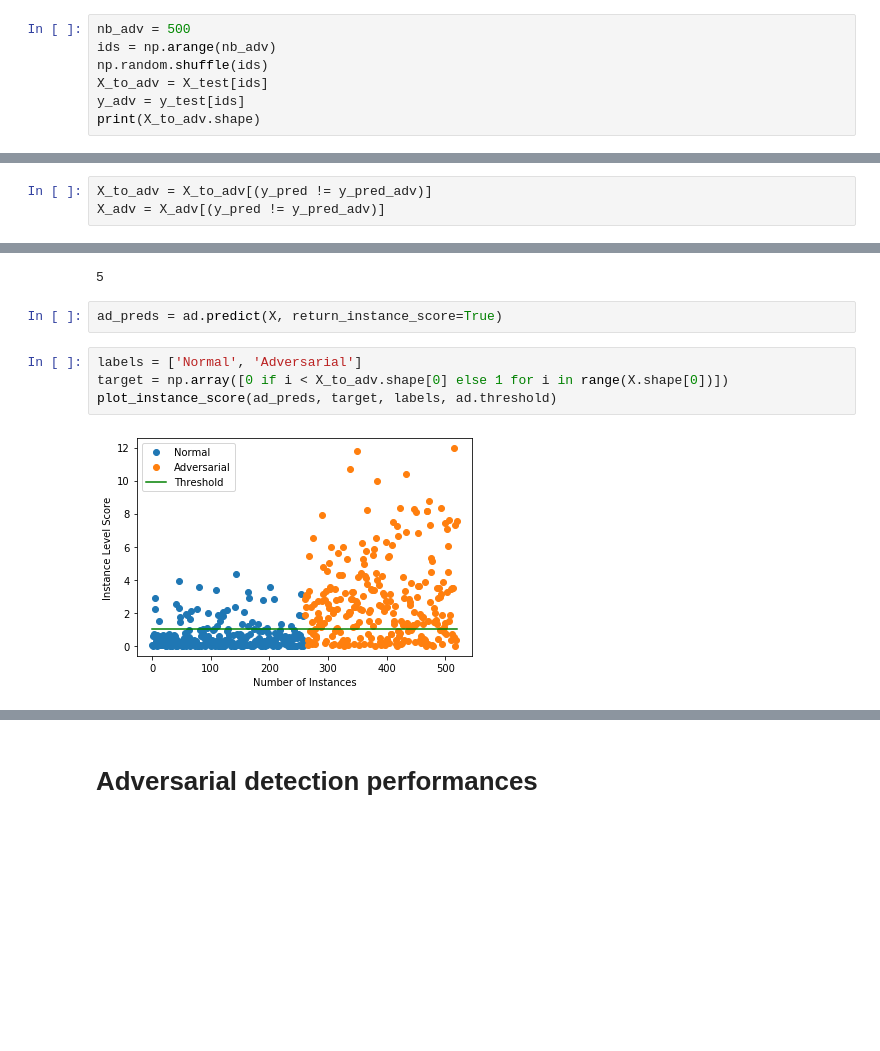
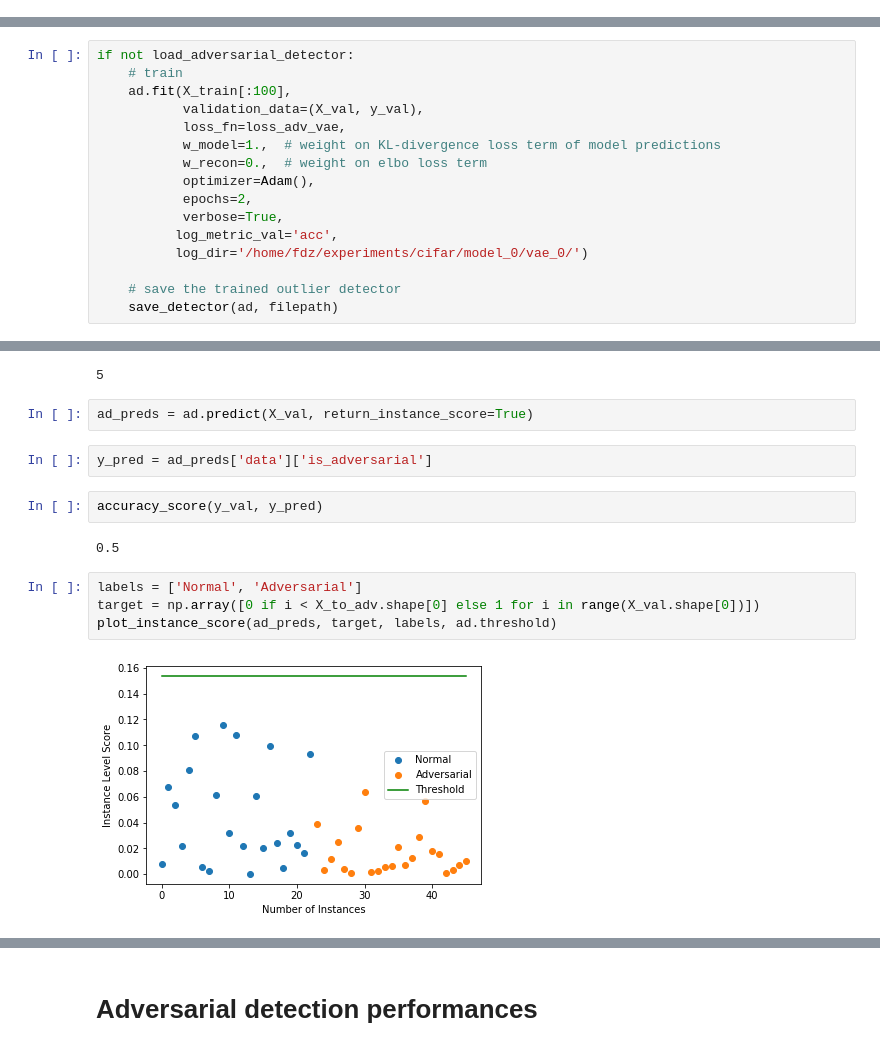
Before and after one commit to gipster/alibi-detect, a Jupyter notebook: examples/ad_advvae_cifar.ipynb, the cells around one changed output, grey strips where cells are left out. Cells and saved outputs as stored; diff of their text form; blank space fills up the shorter version.

```diff
--- a/examples/ad_advvae_cifar.ipynb
+++ b/examples/ad_advvae_cifar.ipynb
@@ -498,7 +361,0 @@ model_logits = Model(inputs=model.inputs, outputs=model.layers[-2].output)
-# %%
-nb_adv = 500
-ids = np.arange(nb_adv)
-np.random.shuffle(ids)
-X_to_adv = X_test[ids]
-y_adv = y_test[ids]
-print(X_to_adv.shape)
@@ -568,0 +526,16 @@ for row in range(n_rows):
+# %%
+if not load_adversarial_detector:
+    # train
+    ad.fit(X_train[:100],
+           validation_data=(X_val, y_val),
+           loss_fn=loss_adv_vae,
+           w_model=1.,  # weight on KL-divergence loss term of model predictions
+           w_recon=0.,  # weight on elbo loss term
+           optimizer=Adam(),
+           epochs=2,
+           verbose=True,
+          log_metric_val='acc',
+          log_dir='/home/fdz/experiments/cifar/model_0/vae_0/')
+
+    # save the trained outlier detector
+    save_detector(ad, filepath)
@@ -576,3 +575,0 @@ print(X.shape)
-# %%
-X_to_adv = X_to_adv[(y_pred != y_pred_adv)]
-X_adv = X_adv[(y_pred != y_pred_adv)]
@@ -592,13 +584,19 @@ ad.samples
 # %% [output]
 5
 # %%
-ad_preds = ad.predict(X, return_instance_score=True)
+ad_preds = ad.predict(X_val, return_instance_score=True)
+# %%
+y_pred = ad_preds['data']['is_adversarial']
+# %%
+accuracy_score(y_val, y_pred)
+# %% [output]
+0.5
 # %%
 labels = ['Normal', 'Adversarial']
-target = np.array([0 if i < X_to_adv.shape[0] else 1 for i in range(X.shape[0])])
+target = np.array([0 if i < X_to_adv.shape[0] else 1 for i in range(X_val.shape[0])])
 plot_instance_score(ad_preds, target, labels, ad.threshold)
 # %% [output]
-[figure, old version]
+[figure, new version]
 # %%
 scores = ad_preds['data']['instance_score']
 fig5 = plt.figure(constrained_layout=False, figsize=figsize)
```
Also changed, not shown: parts of 47 cells of this notebook.
